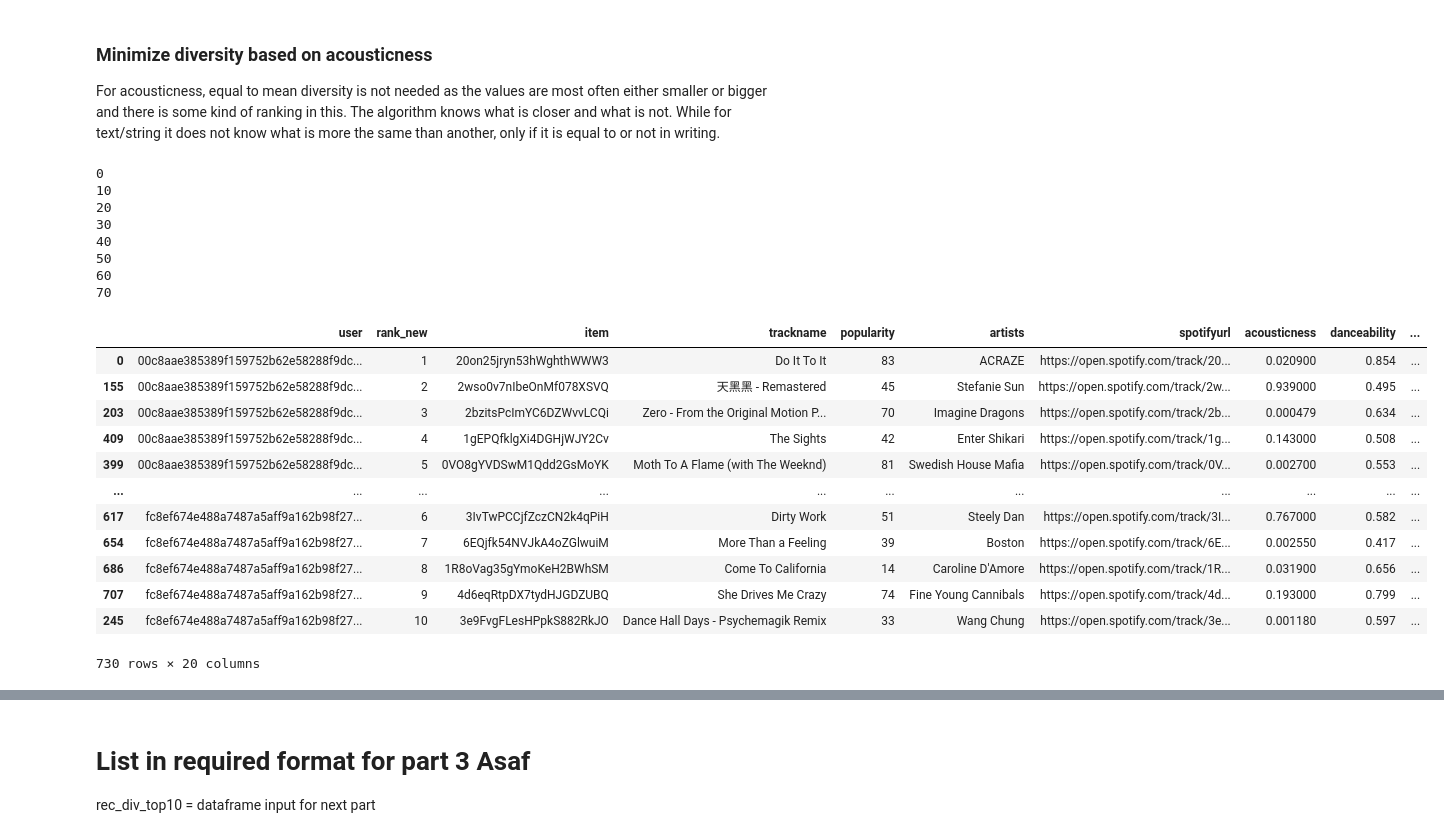
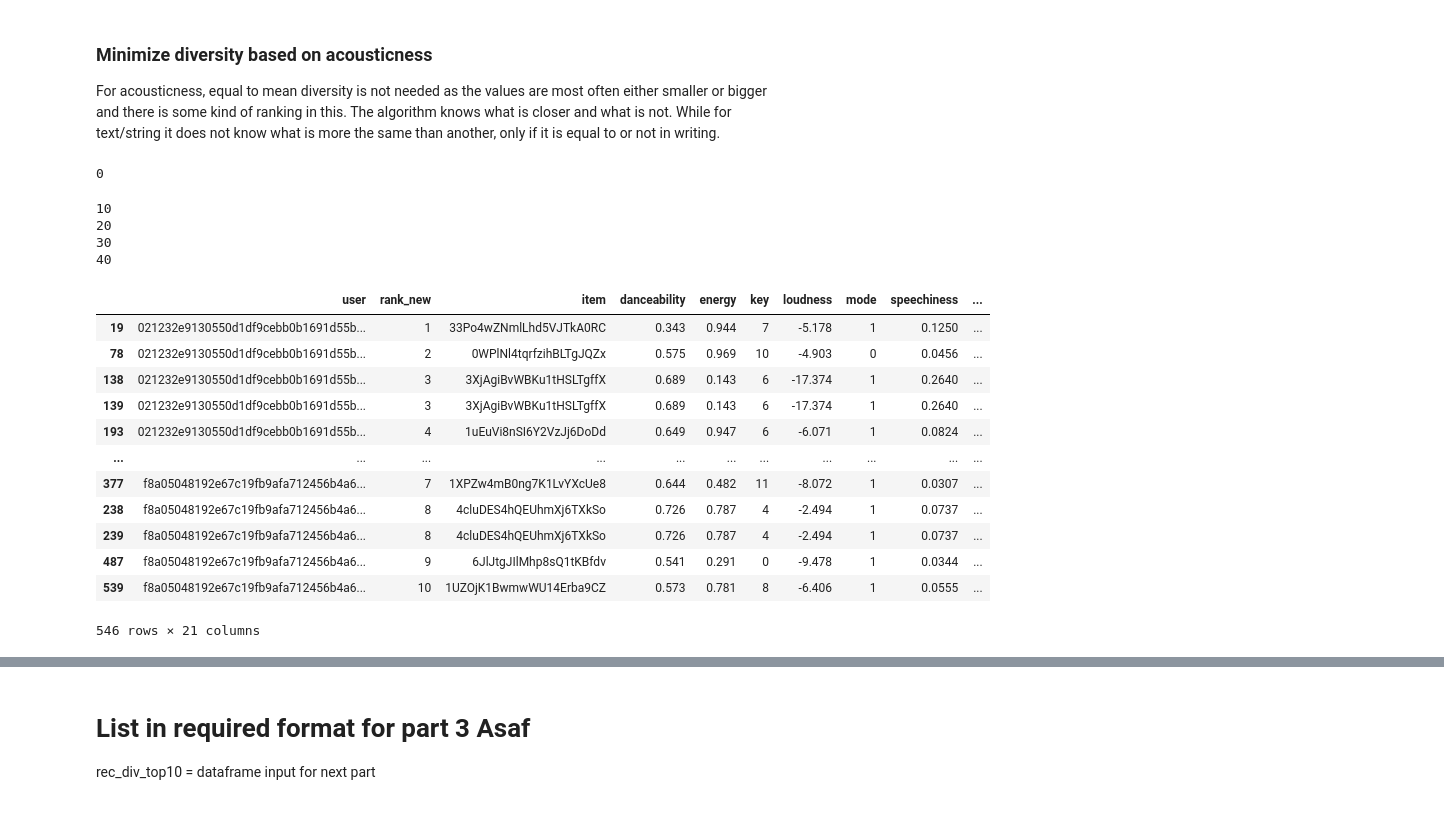
Before and after one commit to bocsardigergely/dss-group-assignment, a Jupyter notebook: Diversification and recommendation part.ipynb, the cells around one changed output, grey strips where cells are left out. Cells and saved outputs as stored; diff of their text form; code cells hidden in the pictures.

```diff
--- a/Diversification and recommendation part.ipynb
+++ b/Diversification and recommendation part.ipynb
@@ -672,0 +663,4 @@ Below can be done for each characteristic, but not for all together. Or does any
+# %%
+# Get the top 10 recommendations
+recs_non_diverse_top10 = recs_non_diverse[recs_non_diverse["rank"] <= 10]
+recs_non_diverse_top10
@@ -673,16 +681,18 @@ Below can be done for each characteristic, but not for all together. Or does any
 # %%
 # Calculate the unique artists in the top ten for each user
+l_unique_user = recs_non_diverse_top10.user.unique().tolist()
+
 dict_unique_acous = {}
 
 for user in l_unique_user:
-    user_top_acous = recs_meta_top10[recs_meta_top10["user"] == user].acousticness.tolist()
+    user_top_acous = recs_non_diverse_top10[recs_non_diverse_top10["user"] == user].acousticness.tolist()
     dict_unique_acous[user] = len(dict(Counter(user_top_acous)))
 
 df_unique_acous = pd.DataFrame.from_dict(dict_unique_acous,
                                           orient='index').reset_index().rename(columns={"index": "user", 0: "num_unique_acous"})
 
 # List of unique acousticness
-list_acous = recs_meta_top10.acousticness.tolist()
+list_acous = recs_non_diverse_top10.acousticness.tolist()
 
 dict_acous_counter = dict(Counter(list_acous))
 df_acous_counter = pd.DataFrame.from_dict(dict_acous_counter,
@@ -737,7 +747,7 @@ for user in l_unique_user:
     if len(dict_rec_div)%10 == 0:
         print(len(dict_rec_div))
 
-    user_recs = recs_meta[recs_meta["user"] == user]
+    user_recs = recs_non_diverse[recs_non_diverse["user"] == user]
     user_top_items = user_recs.item.tolist()
 
     rec_list = [user_top_items[0]]
@@ -828,7 +837,7 @@ for user in l_unique_user:
     if len(dict_rec_div)%10 == 0:
         print(len(dict_rec_div))
 
-    user_recs = recs_meta[recs_meta["user"] == user]
+    user_recs = recs_diverse[recs_diverse["user"] == user]
     user_top_items = user_recs.item.tolist()
 
     rec_list = [user_top_items[0]]
@@ -861,41 +870,40 @@ for user in l_unique_user:
     dict_rec_div[user] = rec_list
 # %% [output]
 0
-10
-20
-30
-40
-50
-60
-70
+10
+20
+30
+40
 # %%
 # top 10 new recommendations after diversification
 rec_div = pd.DataFrame.from_dict(dict_rec_div, orient='index').reset_index().rename(columns={"index": "user"})
 rec_div = pd.melt(rec_div, id_vars=['user'], value_vars=[0, 1, 2, 3, 4, 5, 6, 7, 8, 9]).rename(
     columns={"variable": "rank_new", "value": "item"})
-rec_div_top10_min_acous = pd.merge(rec_div, tracks, on="item")
+rec_div_top10_min_acous = pd.merge(rec_div, recs_diverse[['danceability', 'energy', 'key', 'loudness', 'mode', 'speechiness', 'acousticness',
+                                                            'instrumentalness', 'liveness', 'valence', 'tempo', 'type', 'item', 'uri', 'track_href',
+                                                            'analysis_url','duration_ms', 'time_signature', 'rank']], on="item")
 
 # start ranking from 1 rather than 0
 rec_div_top10_min_acous["rank_new"] = rec_div_top10_min_acous["rank_new"] + 1
 rec_div_top10_min_acous = rec_div_top10_min_acous.sort_values(by=["user", "rank_new"])
 
 # add which kind of diversification
 rec_div_top10_min_acous["type"] = "min_diversified_acous"
 rec_div_top10_min_acous
 # %% [output]
-|  | user | rank_new | item | trackname | popularity | artists | spotifyurl | acousticness | danceability | ... |
-| 0 | 00c8aae385389f159752b62e58288f9dc... | 1 | 20on25jryn53hWghthWWW3 | Do It To It | 83 | ACRAZE | https://open.spotify.com/track/20... | 0.020900 | 0.854 | ... |
-| 155 | 00c8aae385389f159752b62e58288f9dc... | 2 | 2wso0v7nIbeOnMf078XSVQ | 天黑黑 - Remastered | 45 | Stefanie Sun | https://open.spotify.com/track/2w... | 0.939000 | 0.495 | ... |
-| 203 | 00c8aae385389f159752b62e58288f9dc... | 3 | 2bzitsPcImYC6DZWvvLCQi | Zero - From the Original Motion P... | 70 | Imagine Dragons | https://open.spotify.com/track/2b... | 0.000479 | 0.634 | ... |
-| 409 | 00c8aae385389f159752b62e58288f9dc... | 4 | 1gEPQfklgXi4DGHjWJY2Cv | The Sights | 42 | Enter Shikari | https://open.spotify.com/track/1g... | 0.143000 | 0.508 | ... |
-| 399 | 00c8aae385389f159752b62e58288f9dc... | 5 | 0VO8gYVDSwM1Qdd2GsMoYK | Moth To A Flame (with The Weeknd) | 81 | Swedish House Mafia | https://open.spotify.com/track/0V... | 0.002700 | 0.553 | ... |
+|  | user | rank_new | item | danceability | energy | key | loudness | mode | speechiness | ... |
+| 19 | 021232e9130550d1df9cebb0b1691d55b... | 1 | 33Po4wZNmlLhd5VJTkA0RC | 0.343 | 0.944 | 7 | -5.178 | 1 | 0.1250 | ... |
+| 78 | 021232e9130550d1df9cebb0b1691d55b... | 2 | 0WPlNl4tqrfzihBLTgJQZx | 0.575 | 0.969 | 10 | -4.903 | 0 | 0.0456 | ... |
+| 138 | 021232e9130550d1df9cebb0b1691d55b... | 3 | 3XjAgiBvWBKu1tHSLTgffX | 0.689 | 0.143 | 6 | -17.374 | 1 | 0.2640 | ... |
+| 139 | 021232e9130550d1df9cebb0b1691d55b... | 3 | 3XjAgiBvWBKu1tHSLTgffX | 0.689 | 0.143 | 6 | -17.374 | 1 | 0.2640 | ... |
+| 193 | 021232e9130550d1df9cebb0b1691d55b... | 4 | 1uEuVi8nSI6Y2VzJj6DoDd | 0.649 | 0.947 | 6 | -6.071 | 1 | 0.0824 | ... |
 | ... | ... | ... | ... | ... | ... | ... | ... | ... | ... | ... |
-| 617 | fc8ef674e488a7487a5aff9a162b98f27... | 6 | 3IvTwPCCjfZczCN2k4qPiH | Dirty Work | 51 | Steely Dan | https://open.spotify.com/track/3I... | 0.767000 | 0.582 | ... |
-| 654 | fc8ef674e488a7487a5aff9a162b98f27... | 7 | 6EQjfk54NVJkA4oZGlwuiM | More Than a Feeling | 39 | Boston | https://open.spotify.com/track/6E... | 0.002550 | 0.417 | ... |
-| 686 | fc8ef674e488a7487a5aff9a162b98f27... | 8 | 1R8oVag35gYmoKeH2BWhSM | Come To California | 14 | Caroline D'Amore | https://open.spotify.com/track/1R... | 0.031900 | 0.656 | ... |
-| 707 | fc8ef674e488a7487a5aff9a162b98f27... | 9 | 4d6eqRtpDX7tydHJGDZUBQ | She Drives Me Crazy | 74 | Fine Young Cannibals | https://open.spotify.com/track/4d... | 0.193000 | 0.799 | ... |
-| 245 | fc8ef674e488a7487a5aff9a162b98f27... | 10 | 3e9FvgFLesHPpkS882RkJO | Dance Hall Days - Psychemagik Remix | 33 | Wang Chung | https://open.spotify.com/track/3e... | 0.001180 | 0.597 | ... |
+| 377 | f8a05048192e67c19fb9afa712456b4a6... | 7 | 1XPZw4mB0ng7K1LvYXcUe8 | 0.644 | 0.482 | 11 | -8.072 | 1 | 0.0307 | ... |
+| 238 | f8a05048192e67c19fb9afa712456b4a6... | 8 | 4cluDES4hQEUhmXj6TXkSo | 0.726 | 0.787 | 4 | -2.494 | 1 | 0.0737 | ... |
+| 239 | f8a05048192e67c19fb9afa712456b4a6... | 8 | 4cluDES4hQEUhmXj6TXkSo | 0.726 | 0.787 | 4 | -2.494 | 1 | 0.0737 | ... |
+| 487 | f8a05048192e67c19fb9afa712456b4a6... | 9 | 6JlJtgJIlMhp8sQ1tKBfdv | 0.541 | 0.291 | 0 | -9.478 | 1 | 0.0344 | ... |
+| 539 | f8a05048192e67c19fb9afa712456b4a6... | 10 | 1UZOjK1BwmwWU14Erba9CZ | 0.573 | 0.781 | 8 | -6.406 | 1 | 0.0555 | ... |
-730 rows × 20 columns
+546 rows × 21 columns
 # %%
 # Plotting the difference between original diversity score of the top 10 list and the new diversity score for top 10 within one histogram
 dict_ild_div = il_diversity_int(rec_div_top10_min_acous)
```
Also changed, not shown: parts of 20 cells of this notebook.
